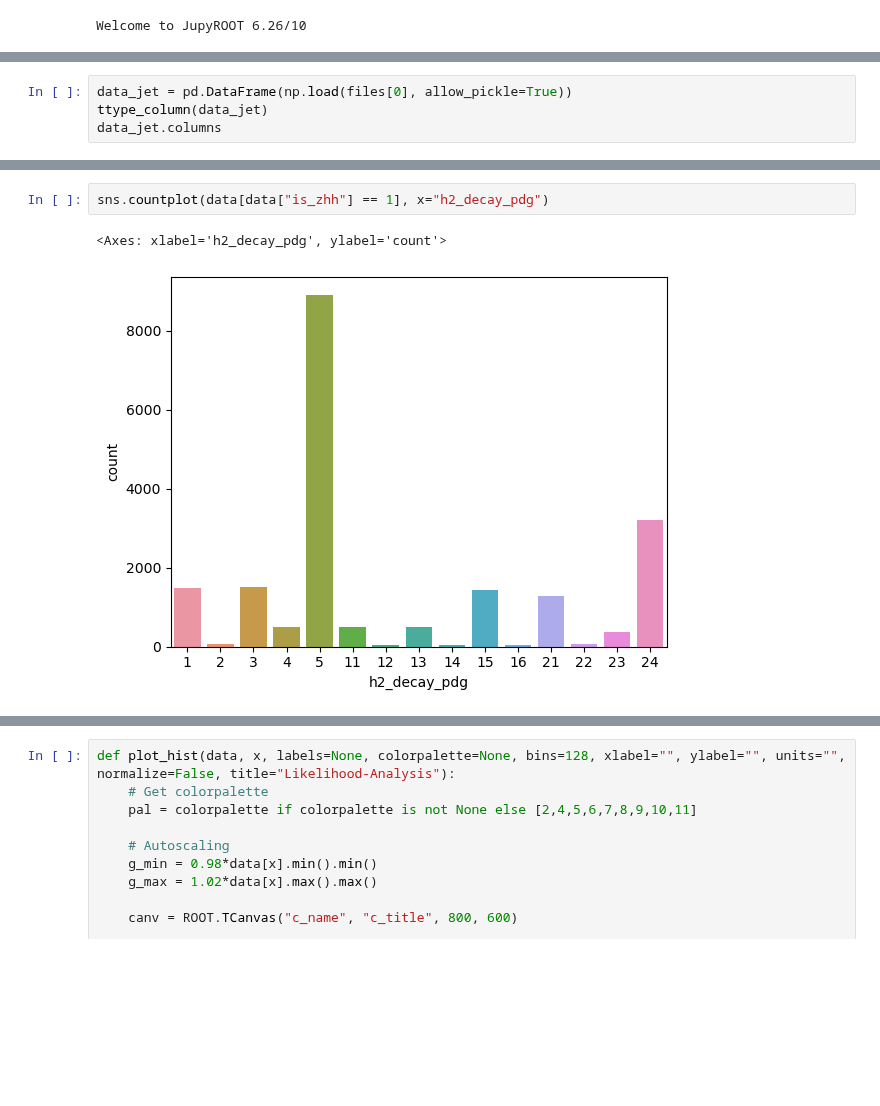
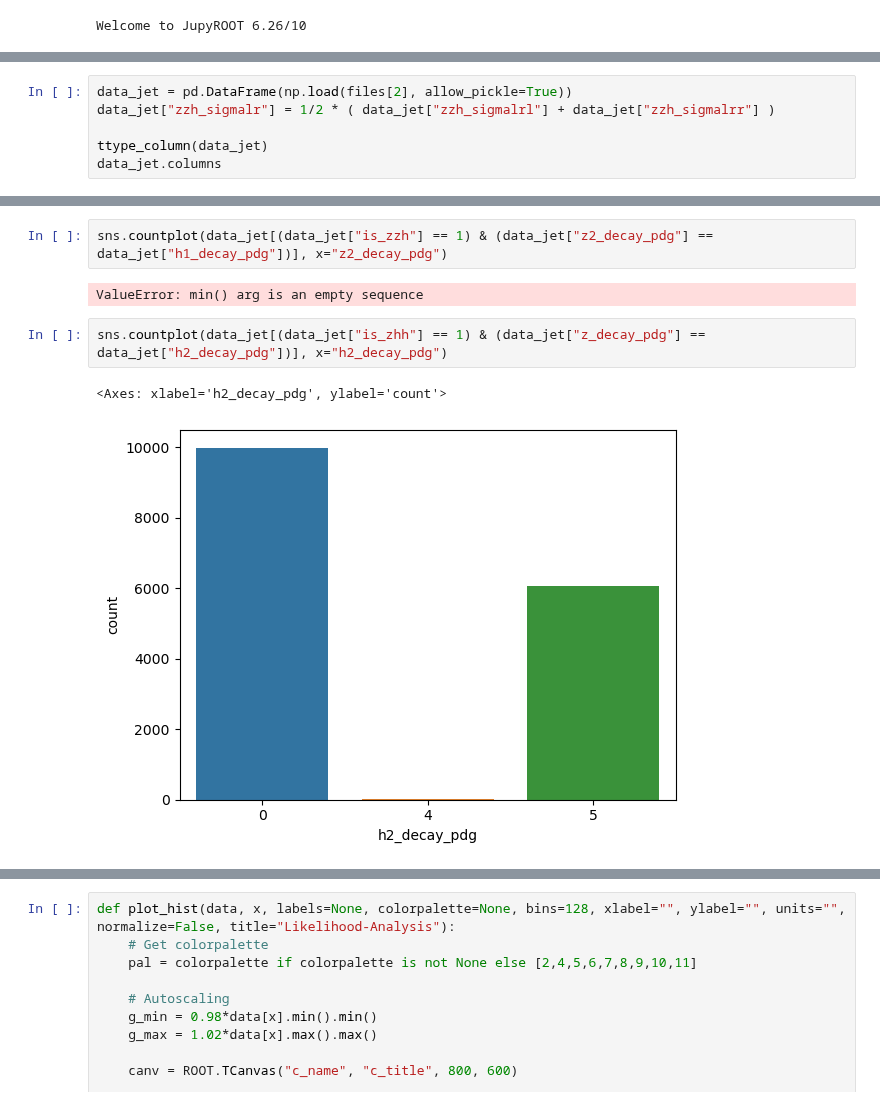
Before and after one commit to nVentis/MEM_HEP, a Jupyter notebook: view_v3.ipynb, the cells around one changed output, grey strips where cells are left out. Saved outputs shown, nothing was run; the diff lists cells and outputs as text; blank space fills up the shorter version.

```diff
--- a/view_v3.ipynb
+++ b/view_v3.ipynb
@@ -37,7 +36,9 @@ files
  '/afs/desy.de/user/b/bliewert/public/MarlinWorkdirs/MEM_HEP/.npy/output.e2e2qqh.root.npy',
  '/afs/desy.de/user/b/bliewert/public/MarlinWorkdirs/MEM_HEP/.npy/output.e2e2qqh_v2.root.npy']
 # %%
-data_jet = pd.DataFrame(np.load(files[0], allow_pickle=True))
+data_jet = pd.DataFrame(np.load(files[2], allow_pickle=True))
+data_jet["zzh_sigmalr"] = 1/2 * ( data_jet["zzh_sigmalrl"] + data_jet["zzh_sigmalrr"] )
+
 ttype_column(data_jet)
 data_jet.columns
 # %% [output]
@@ -90,8 +117,12 @@ sns.countplot(data[data["is_zhh"] == 1], x="h1_decay_pdg")
+# %%
+sns.countplot(data_jet[(data_jet["is_zzh"] == 1) & (data_jet["z2_decay_pdg"] == data_jet["h1_decay_pdg"])], x="z2_decay_pdg")
+# %% [output]
+ValueError: min() arg is an empty sequence
 # %%
-sns.countplot(data[data["is_zhh"] == 1], x="h2_decay_pdg")
+sns.countplot(data_jet[(data_jet["is_zhh"] == 1) & (data_jet["z_decay_pdg"] == data_jet["h2_decay_pdg"])], x="h2_decay_pdg")
 # %% [output]
 <Axes: xlabel='h2_decay_pdg', ylabel='count'>
-[figure, old version]
+[figure, new version]
 # %%
 sns.countplot(data[data["is_zzh"] == 1], x="z2_decay_pdg")
 # %% [output]
```
Also changed, not shown: parts of 27 cells of this notebook, 3 other files.
